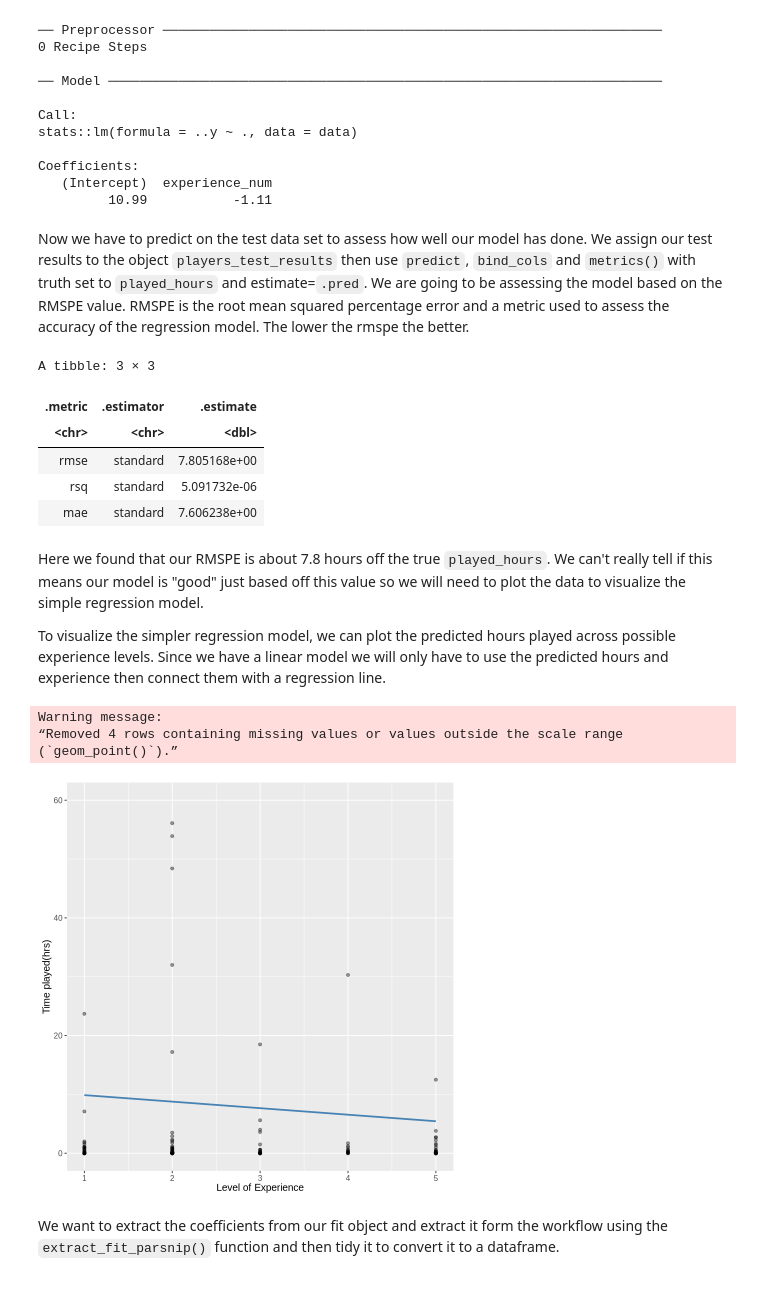
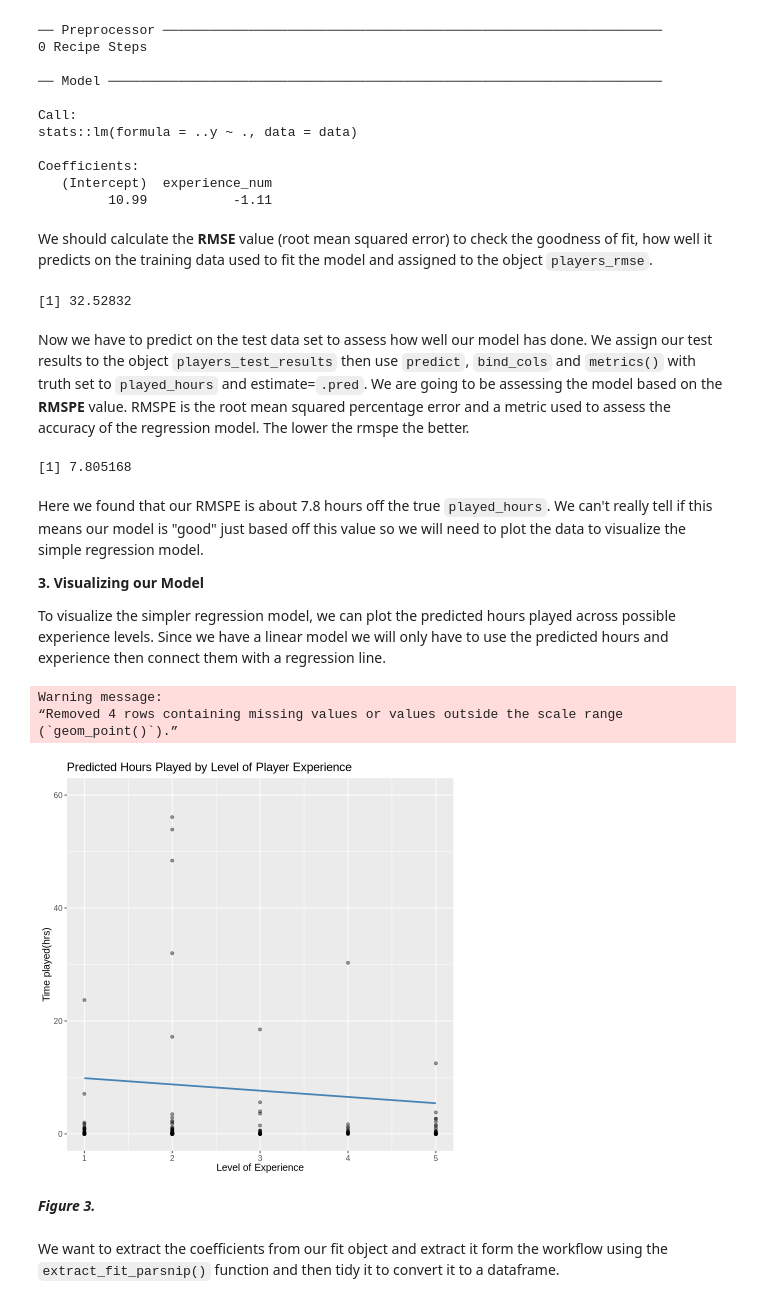
Before and after one commit to bonniechow19/minecraft_project, a Jupyter notebook: minecraft_project.ipynb, the cells around one changed output. Saved outputs shown, nothing was run; the diff lists cells and outputs as text; code cells hidden in the pictures.

Commit message:
Finalized Discussion, Added histograms to methods.

```diff
--- a/minecraft_project.ipynb
+++ b/minecraft_project.ipynb
@@ -157,52 +197,66 @@ stats::lm(formula = ..y ~ ., data = data)
 Coefficients:
    (Intercept)  experience_num
          10.99           -1.11
+# %% [markdown]
+We should calculate the **RMSE** value (root mean squared error) to check the goodness of fit, how well it predicts on the training data used to fit the model and assigned to the object `players_rmse`.
+# %%
+players_rmse <- players_fit |>
+  predict(players_training) |>
+  bind_cols(players_training) |>
+  metrics(truth = played_hours, estimate = .pred)|>
+  filter(.metric == "rmse") |>
+  select(.estimate) |>
+  pull()
+players_rmse
+# %% [output]
+[1] 32.52832
 # %% [markdown]
-Now we have to predict on the test data set to assess how well our model has done. We assign our test results to the object `players_test_results` then use `predict`, `bind_cols` and `metrics()` with truth set to `played_hours` and estimate=`.pred`. We are going to be assessing the model based on the RMSPE value. RMSPE is the root mean squared percentage error and a metric used to assess the accuracy of the regression model. The lower the rmspe the better.
+Now we have to predict on the test data set to assess how well our model has done. We assign our test results to the object `players_test_results` then use `predict`, `bind_cols` and `metrics()` with truth set to `played_hours` and estimate=`.pred`. We are going to be assessing the model based on the **RMSPE** value. RMSPE is the root mean squared percentage error and a metric used to assess the accuracy of the regression model. The lower the rmspe the better.
 # %%
-players_test_results <- players_fit |>
+players_rmspe <- players_fit |>
   predict(players_testing) |>
   bind_cols(players_testing) |>
-  metrics(truth = played_hours, estimate = .pred)
-players_test_results
+  metrics(truth = played_hours, estimate = .pred)|>
+  filter(.metric == "rmse") |>
+  pull()
+players_rmspe
 # %% [output]
-A tibble: 3 × 3
+[1] 7.805168
-| .metric | .estimator | .estimate |
-| <chr> | <chr> | <dbl> |
-| rmse | standard | 7.805168e+00 |
-| rsq | standard | 5.091732e-06 |
-| mae | standard | 7.606238e+00 |
 # %% [markdown]
 Here we found that our RMSPE is about 7.8 hours off the true `played_hours`. We can't really tell if this means our model is "good" just based off this value so we will need to plot the data to visualize the simple regression model.
 
+**3. Visualizing our Model**
+
 To visualize the simpler regression model, we can plot the predicted hours played across possible experience levels. Since we have a linear model we will only have to use the predicted hours and experience then connect them with a regression line.
 # %%
-experience_prediction_grid <- tibble(
+experience_prediction_grid <- tibble(     #we first want to superimpose the prediction line on a scatter plot of the original players data, so that we can qualitatively assess if the model seems to fit the data well.
     experience_num = c(
         players |> select(experience_num) |> min(),
         players |> select(experience_num) |> max() ))
 
 players_preds <- players_fit |>
   predict(experience_prediction_grid) |>
   bind_cols(experience_prediction_grid)
 
 players_plot_final <- ggplot(players, aes(x = experience_num, y = played_hours)) +
   geom_point(alpha = 0.4) +
   geom_line(data = players_preds,
             mapping = aes(x = experience_num, y = .pred),
             color = "steelblue",
             linewidth = 1) +
   xlab("Level of Experience") +
   ylab("Time played(hrs)") +
-  theme(text = element_text(size = 12))+
-  ylim(c(0,60))
-
+  ggtitle("Predicted Hours Played by Level of Player Experience")+
+  ylim(c(0,60)) +#the ylim was included to narrow the data to show a better visualization excluding the extreme outliers
+  theme(text = element_text(size = 12))
 players_plot_final
 # %% [output]
 Warning message:
 “Removed 4 rows containing missing values or values outside the scale range
 (`geom_point()`).”
-[figure, old version]
+[figure, new version]
+# %% [markdown]
+***Figure 3.***
 # %% [markdown]
 We want to extract the coefficients from our fit object and extract it form the workflow using the `extract_fit_parsnip()` function and then tidy it to convert it to a dataframe.
 # %%
```
Also changed, not shown: parts of 15 cells of this notebook.
